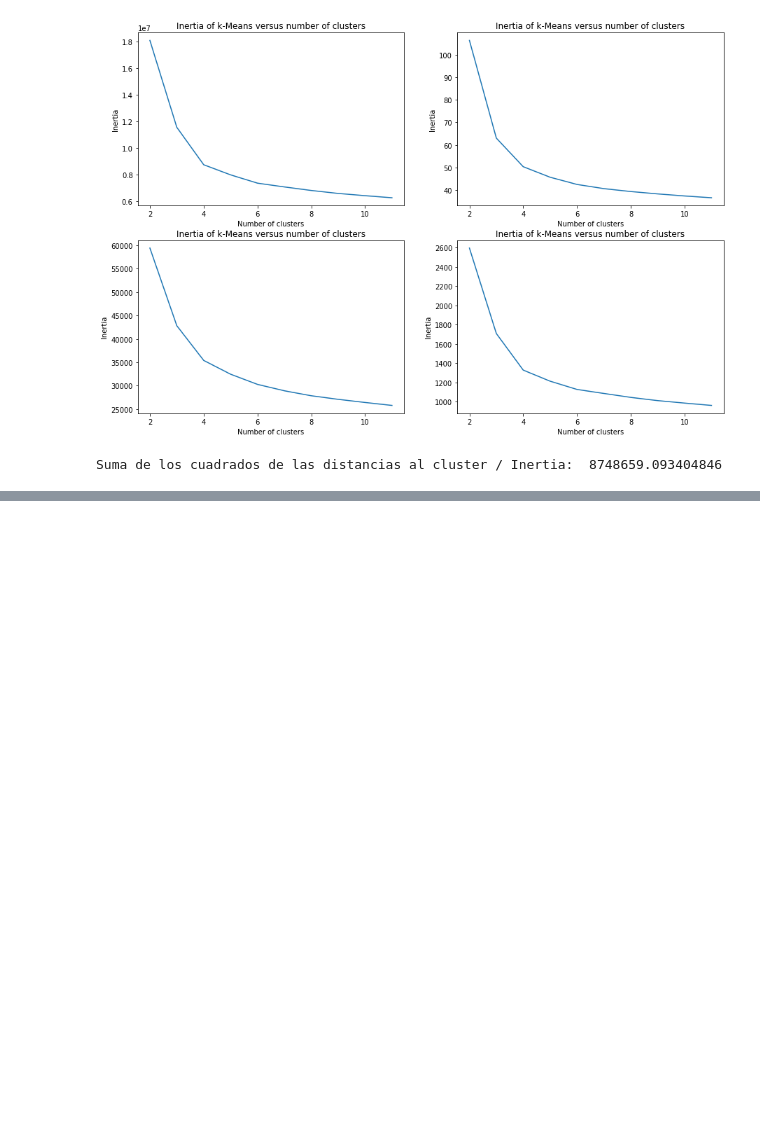
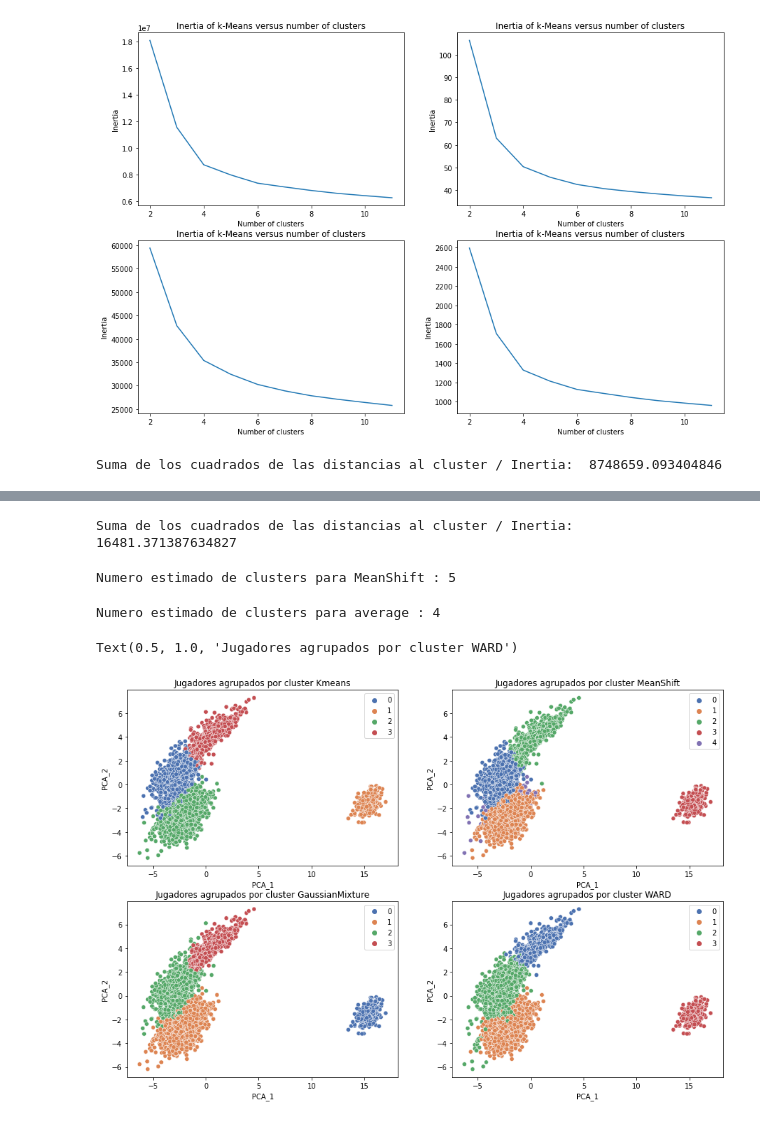
Before and after one commit to aruderman/labApNoSup, a Jupyter notebook: practico.ipynb, the cells around one changed output, grey strips where cells are left out. Drawn from its saved outputs; the diff is of its cells as text; code cells hidden in the pictures; blank space fills up the shorter version.

```diff
--- a/practico.ipynb
+++ b/practico.ipynb
@@ -305,0 +318,78 @@ plt.tight_layout()
+# %%
+pca = decomposition.PCA(n_components=4) #elegimos 2, 3 o 4 pero pueden ser más,
+
+df_pca = pd.DataFrame(pca.fit_transform(df_scaler))
+# %%
+#kmeans
+n_clust = 4
+
+km = KMeans(n_clusters=n_clust)
+km.fit(df_pca)
+
+# Recuperacion de etiquetas
+clusters = km.labels_
+print('Suma de los cuadrados de las distancias al cluster / Inertia: ', km.inertia_)
+# %% [output]
+Suma de los cuadrados de las distancias al cluster / Inertia:  16481.371387634827
+# %%
+#meanshift
+
+bandwidth = estimate_bandwidth(df_pca, quantile=0.05, n_samples=500)
+
+ms = MeanShift(bandwidth=bandwidth, bin_seeding=True)
+
+ms.fit(df_pca)
+
+clusters2 = ms.labels_
+cluster_centers = ms.cluster_centers_
+
+labels_unique = np.unique(clusters2)
+n_clusters_ = len(labels_unique)
+
+print("Numero estimado de clusters para MeanShift : %d" % n_clusters_)
+# %% [output]
+Numero estimado de clusters para MeanShift : 5
+# %%
+#agglomerative
+
+n_clusters = 4
+
+ward = AgglomerativeClustering(n_clusters=n_clusters, linkage='average', affinity='cityblock')
+ward.fit(df_pca)
+cluster4 = ward.labels_
+labels_unique = np.unique(cluster4)
+n_clusters_ = len(labels_unique)
+print("Numero estimado de clusters para average : %d" % n_clusters_)
+# %% [output]
+Numero estimado de clusters para average : 4
+# %%
+#gaussianmixture
+
+gmm = GaussianMixture(n_components=4, covariance_type='full')
+gmm.fit(df_pca)
+pred = gmm.predict(df_pca)
+# %%
+plt.figure(figsize=(15,10))
+plt.subplot(2,2,1)
+sns.scatterplot(x=df_pca[0], y=df_pca[1], hue=clusters, palette="deep")
+plt.xlabel('PCA_1')
+plt.ylabel('PCA_2')
+plt.title("Jugadores agrupados por cluster Kmeans")
+plt.subplot(2,2,2)
+sns.scatterplot(x=df_pca[0], y=df_pca[1], hue=clusters2, palette="deep")
+plt.xlabel('PCA_1')
+plt.ylabel('PCA_2')
+plt.title("Jugadores agrupados por cluster MeanShift")
+plt.subplot(2,2,3)
+sns.scatterplot(x=df_pca[0], y=df_pca[1], hue=pred, palette="deep")
+plt.xlabel('PCA_1')
+plt.ylabel('PCA_2')
+plt.title("Jugadores agrupados por cluster GaussianMixture")
+plt.subplot(2,2,4)
+sns.scatterplot(x=df_pca[0], y=df_pca[1], hue=cluster4, palette="deep")
+plt.xlabel('PCA_1')
+plt.ylabel('PCA_2')
+plt.title("Jugadores agrupados por cluster WARD")
+# %% [output]
+Text(0.5, 1.0, 'Jugadores agrupados por cluster WARD')
+[figure, added]
```
Also changed, not shown: parts of 11 cells of this notebook.
